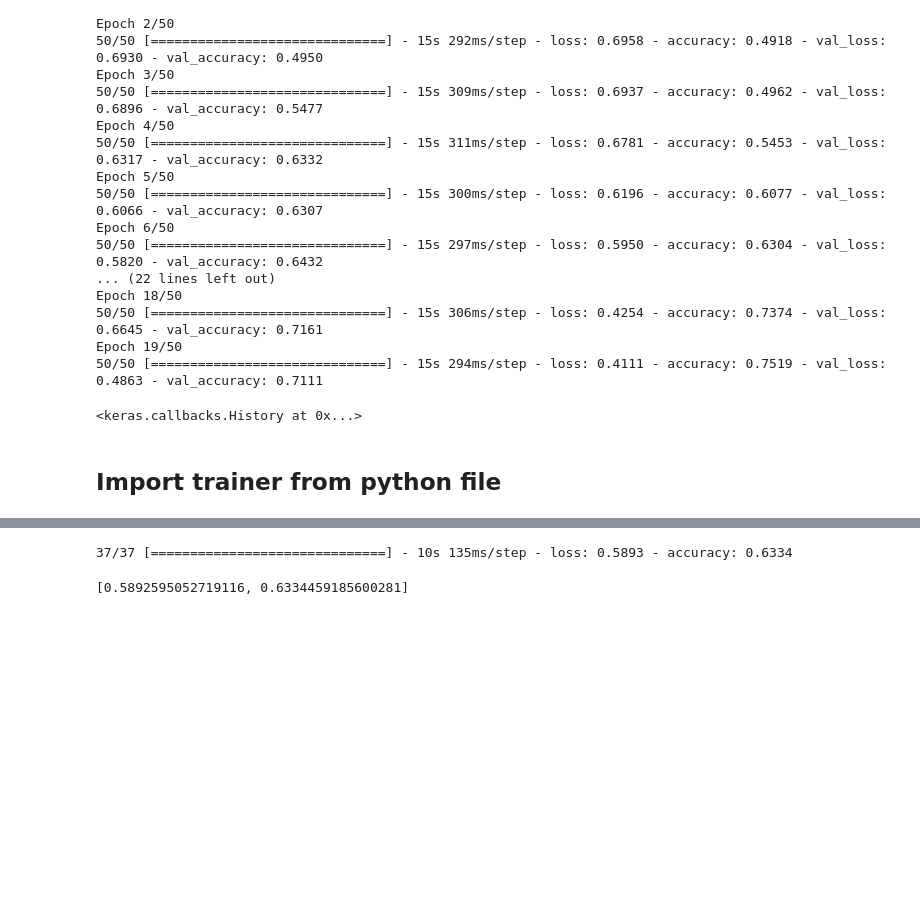
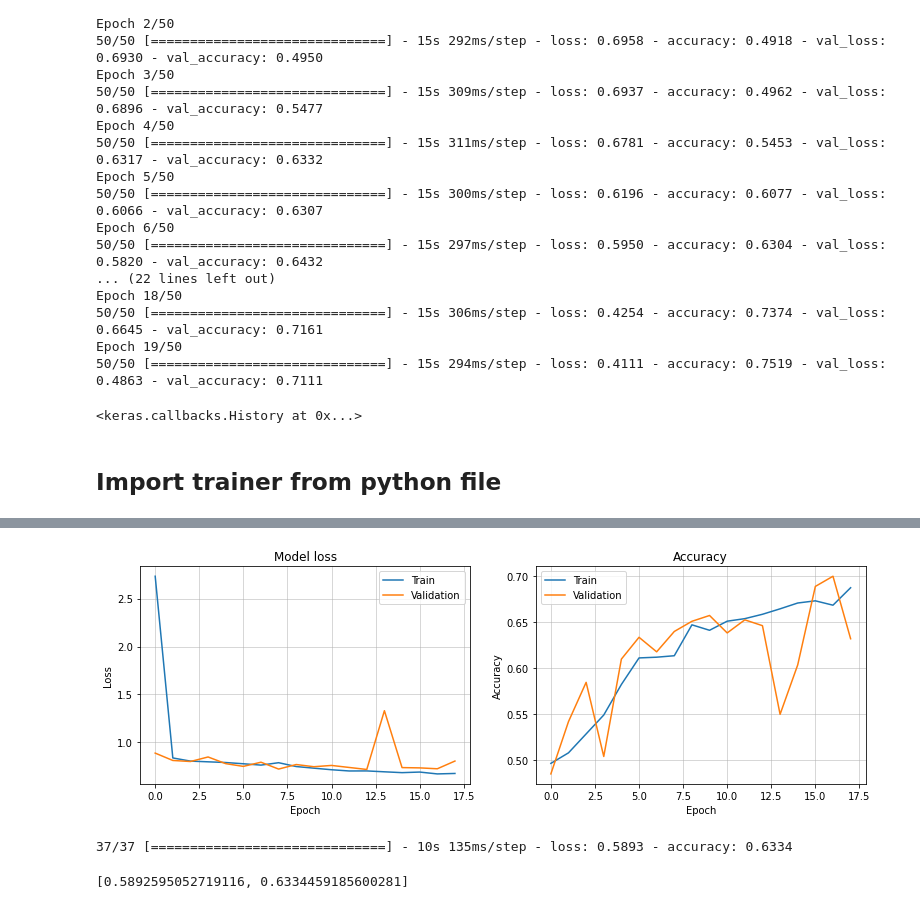
Before and after one commit to VPeron/cc_detector, a Jupyter notebook: notebooks/pgn_to_3dfs_Manuel.ipynb, the cells around one changed output, grey strips where cells are left out. Drawn from its saved outputs; the diff is of its cells as text; code cells hidden in the pictures; blank space fills up the shorter version.

```diff
--- a/notebooks/pgn_to_3dfs_Manuel.ipynb
+++ b/notebooks/pgn_to_3dfs_Manuel.ipynb
@@ -840,4 +845,6 @@ Data has been transformed into the correct format.
 # %%
-trainer.train_model(verbose=1)
+%%time
+
+history = trainer.train_model(verbose=1)
 # %% [output]
 Epoch 1/50
@@ -861,3 +871,7 @@ Model has been trained 💪
+# %%
+trainer.plot_train_history(history)
+# %% [output]
+[figure, added]
 # %%
 trainer.evaluate_model()
 # %% [output]
```
Also changed, not shown: parts of 4 cells of this notebook, 2 other files.
